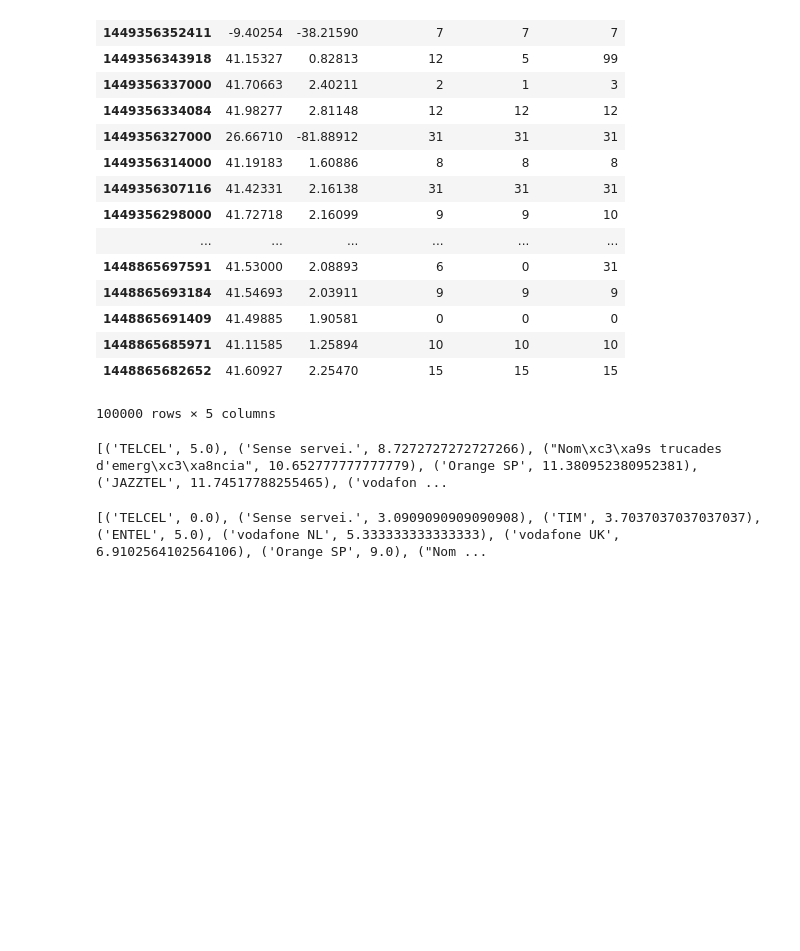
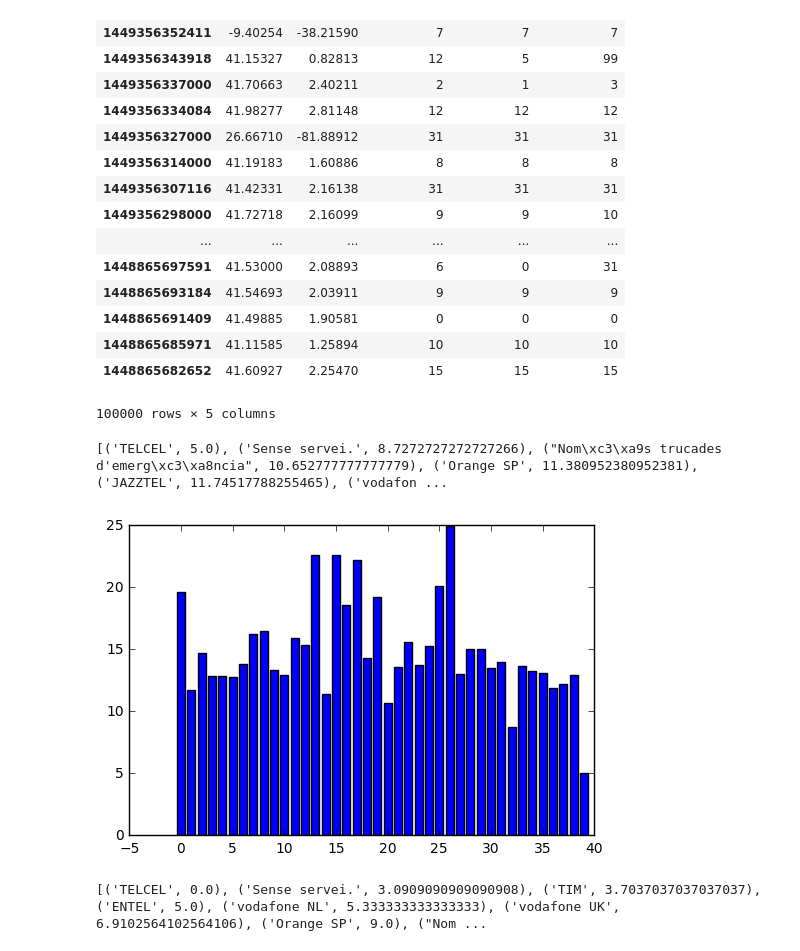
Before and after one commit to RichardoC/ACCD, a Jupyter notebook: Angel_test.ipynb, the cells around one changed output. Cells and saved outputs as stored; diff of their text form; code cells hidden in the pictures; blank space fills up the shorter version.

Commit message:
signal_date/carrier

```diff
--- a/Angel_test.ipynb
+++ b/Angel_test.ipynb
@@ -213,6 +214,11 @@ sorted_max = sorted(signal_max.items(), key=operator.itemgetter(1))
 print sorted_avg
 # %% [output]
 [('TELCEL', 5.0), ('Sense servei.', 8.7272727272727266), ("Nom\xc3\xa9s trucades d'emerg\xc3\xa8ncia", 10.652777777777779), ('Orange SP', 11.380952380952381), ('JAZZTEL', 11.74517788255465), ('vodafon ...
+# %%
+plt.bar(range(len(signal_avg)), signal_avg.values(), align='center')
+plt.show()
+# %% [output]
+[figure, added]
 # %%
 print sorted_min
 # %% [output]
```
Also changed, not shown: parts of 17 cells of this notebook.
